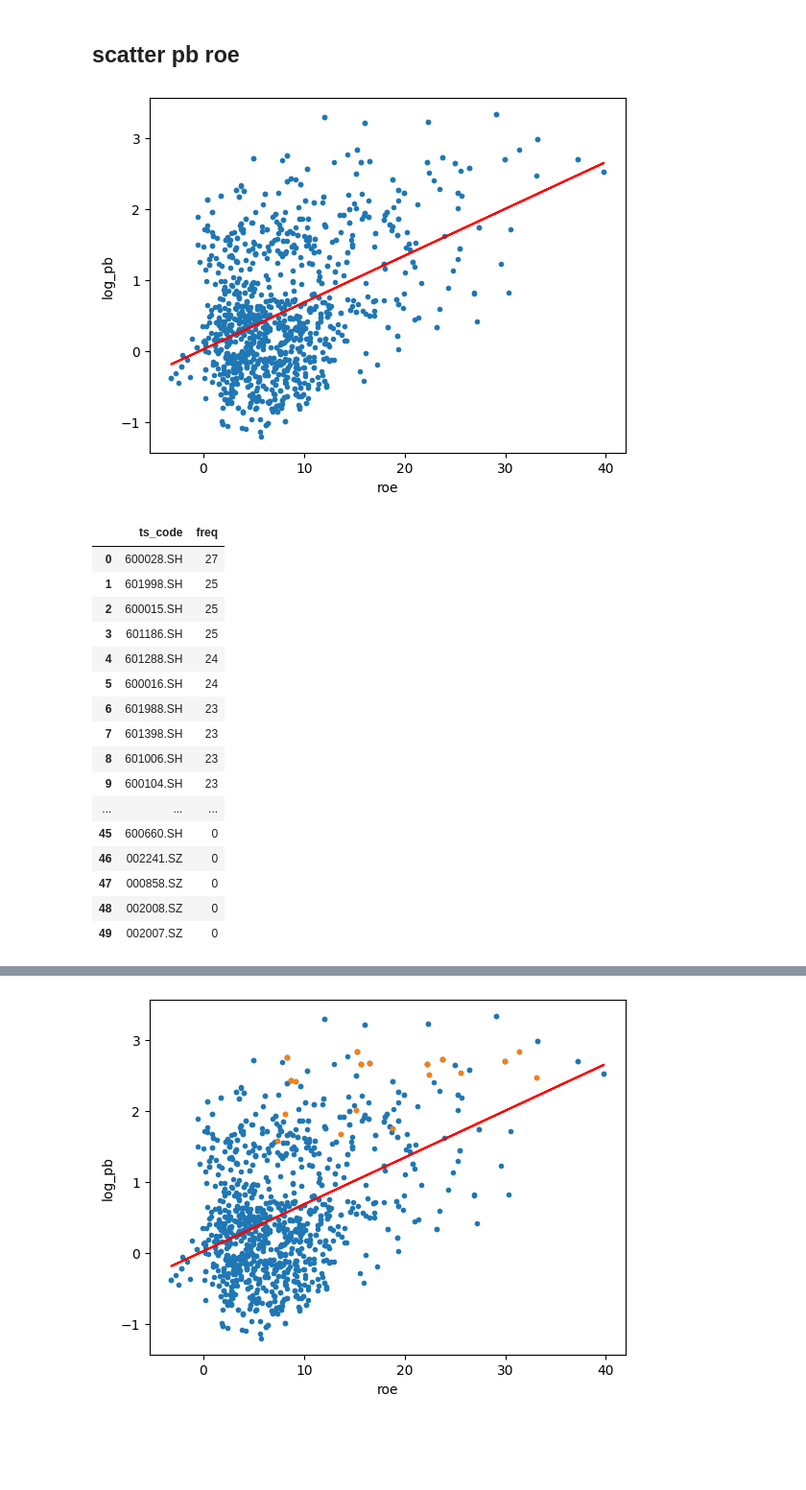
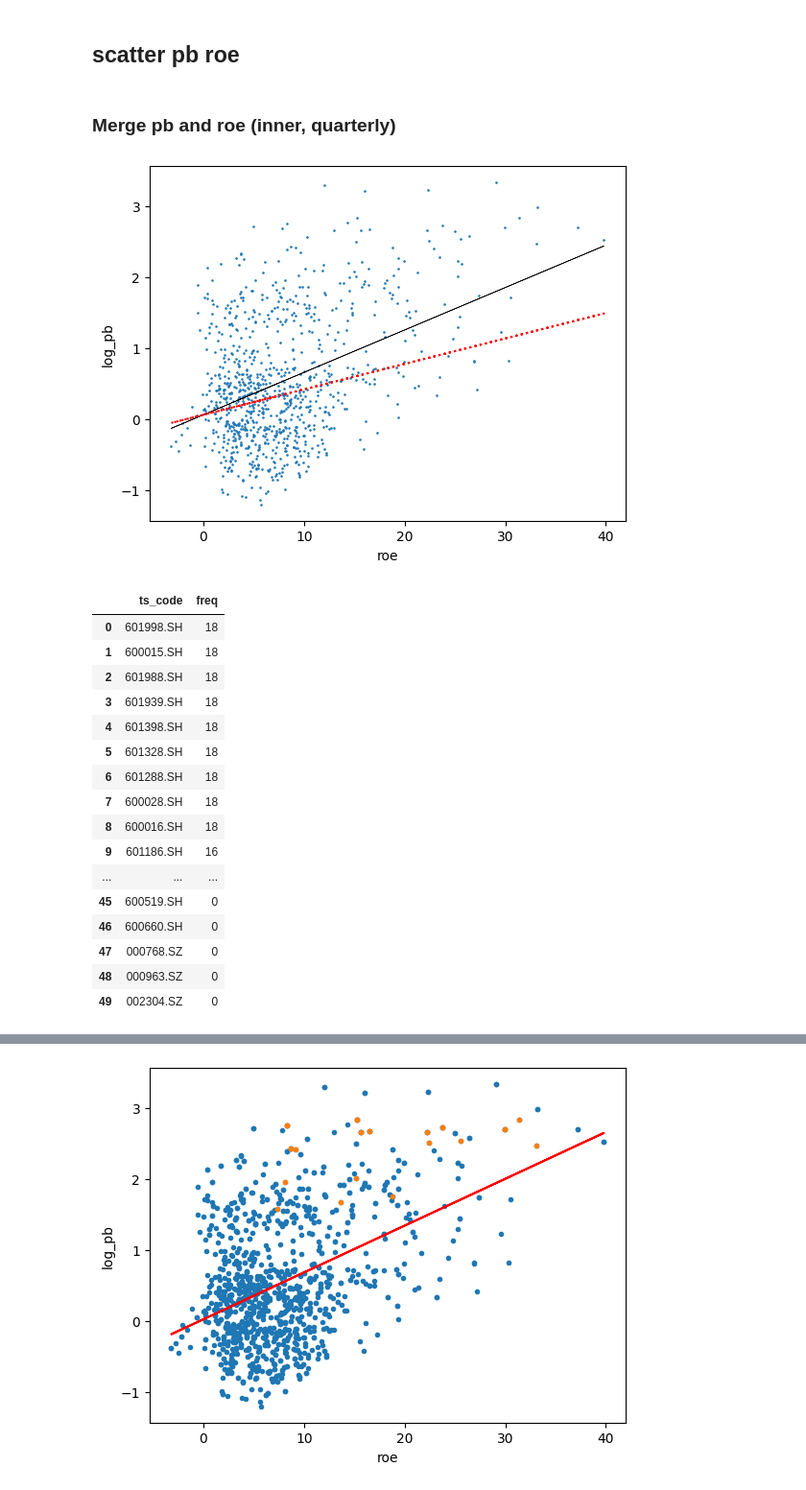
Before and after one commit to daniel620/DRL-for-QT, a Jupyter notebook: PB_ROE/PB_ROE.ipynb, the cells around one changed output, grey strips where cells are left out. Shown at 96% size. Saved outputs shown, nothing was run; the diff lists cells and outputs as text; code cells hidden in the pictures; blank space fills up the shorter version.

```diff
--- a/PB_ROE/PB_ROE.ipynb
+++ b/PB_ROE/PB_ROE.ipynb
@@ -227,30 +234,37 @@ memory usage: 41.4+ KB
 # %% [markdown]
 ## scatter pb roe
+# %% [markdown]
+### Merge pb and roe (inner, quarterly)
 # %%
 merge3 = roe_df.merge(pb_df, left_on=['ts_code', 'end_date'], right_on=['ts_code', 'trade_date'], how='inner').drop('end_date', axis=1)
 # %%
 # linear regression
 from sklearn.linear_model import LinearRegression
 
 # create linear regression object
 reg = LinearRegression()
 # fit
 reg.fit(merge3[['roe']], merge3['log_pb'])
 
+# undervalue rate
+undervalue_rate = 0.6
+
 # plot
-plt.scatter(merge3['roe'], merge3['log_pb'],marker='.')
-plt.plot(merge3['roe'], reg.predict(merge3[['roe']]), color='red')
+plt.scatter(merge3['roe'], merge3['log_pb'],marker='.', s=3)
+plt.plot(merge3['roe'], reg.predict(merge3[['roe']]), color='black',linewidth=0.5)
+plt.plot(merge3['roe'], reg.predict(merge3[['roe']] * undervalue_rate), color='red', linestyle=':')
+
 plt.xlabel('roe')
 plt.ylabel('log_pb')
 plt.show()
 # %% [output]
-[figure, old version]
+[figure, new version]
 # %%
 # 根据回归选择pb被低估的股票
 merge3['log_pb_pred'] = reg.predict(merge3[['roe']])
 
 # 统计股票pb被低估的次数
-merge3['log_pb_pred'] = merge3['log_pb'] < merge3['log_pb_pred'] * 0.8
+merge3['log_pb_pred'] = merge3['log_pb'] < merge3['log_pb_pred'] * undervalue_rate
 undervalue_freq = merge3.groupby('ts_code').log_pb_pred.sum().sort_values(ascending=False)
 
 # add name freq
@@ -259,19 +273,19 @@ undervalue_freq.columns = ['ts_code', 'freq']
 undervalue_freq
 # %% [output]
 |  | ts_code | freq |
-| 0 | 600028.SH | 27 |
-| 1 | 601998.SH | 25 |
-| 2 | 600015.SH | 25 |
-| 3 | 601186.SH | 25 |
-| 4 | 601288.SH | 24 |
-| 5 | 600016.SH | 24 |
-| 6 | 601988.SH | 23 |
-| 7 | 601398.SH | 23 |
-| 8 | 601006.SH | 23 |
-| 9 | 600104.SH | 23 |
+| 0 | 601998.SH | 18 |
+| 1 | 600015.SH | 18 |
+| 2 | 601988.SH | 18 |
+| 3 | 601939.SH | 18 |
+| 4 | 601398.SH | 18 |
+| 5 | 601328.SH | 18 |
+| 6 | 601288.SH | 18 |
+| 7 | 600028.SH | 18 |
+| 8 | 600016.SH | 18 |
+| 9 | 601186.SH | 16 |
 | ... | ... | ... |
-| 45 | 600660.SH | 0 |
-| 46 | 002241.SZ | 0 |
-| 47 | 000858.SZ | 0 |
-| 48 | 002008.SZ | 0 |
-| 49 | 002007.SZ | 0 |
+| 45 | 600519.SH | 0 |
+| 46 | 600660.SH | 0 |
+| 47 | 000768.SZ | 0 |
+| 48 | 000963.SZ | 0 |
+| 49 | 002304.SZ | 0 |
```
Also changed, not shown: parts of 8 cells of this notebook, 51 other files.
